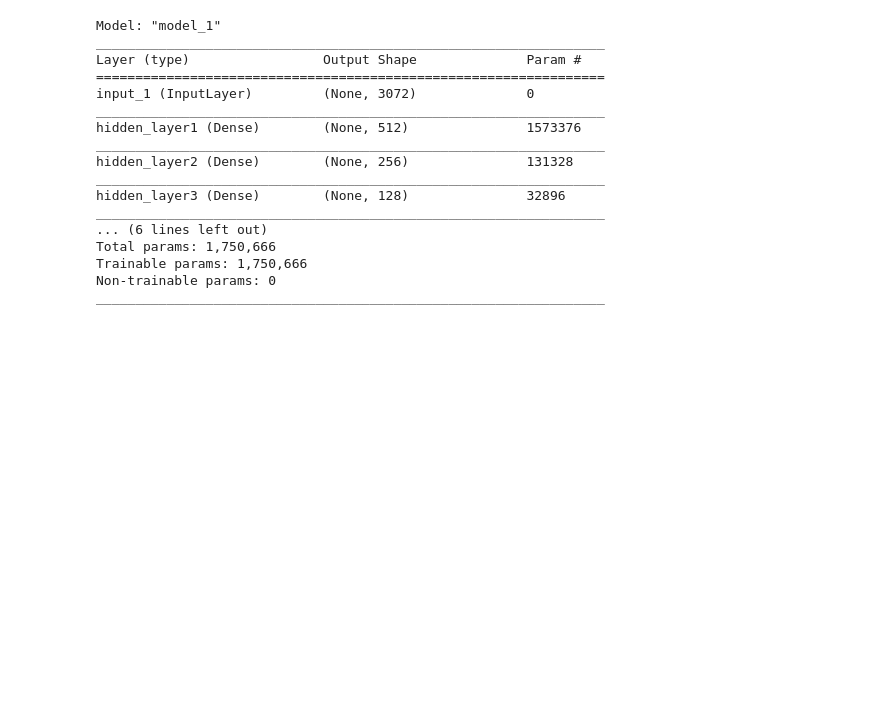
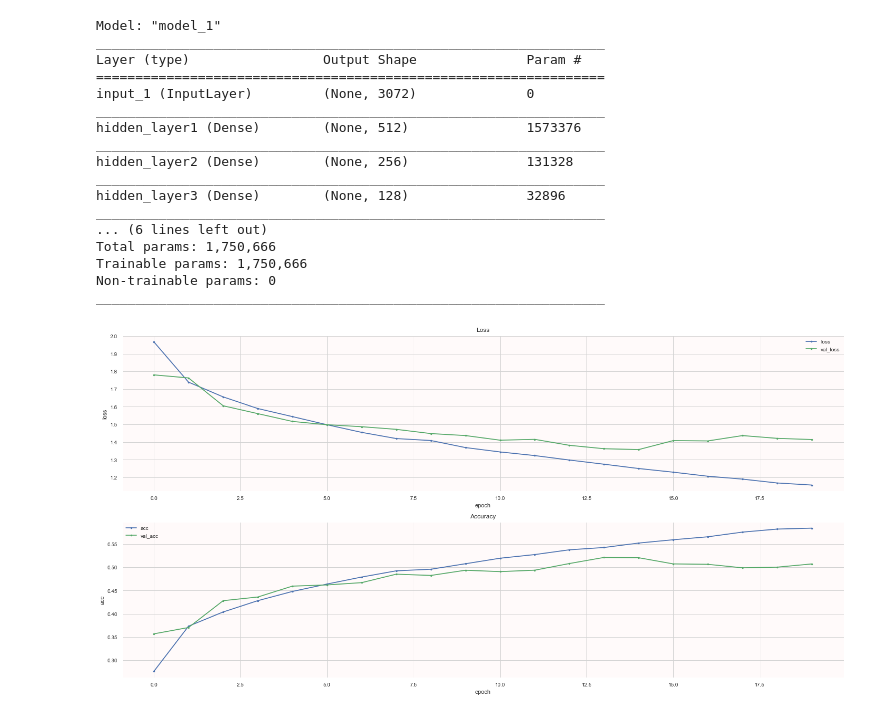
Before and after one commit to penguinwang96825/ML100Days, a Jupyter notebook: homework/Day086/Day086_HW.ipynb, the cells around one changed output. Drawn from its saved outputs; the diff is of its cells as text; code cells hidden in the pictures; blank space fills up the shorter version.

```diff
--- a/homework/Day086/Day086_HW.ipynb
+++ b/homework/Day086/Day086_HW.ipynb
@@ -87,7 +87,7 @@ from keras.callbacks import ModelCheckpoint
 model.compile(loss="categorical_crossentropy", metrics=["acc"], optimizer="adam")
 modelcheckpoint = ModelCheckpoint("model.h5", monitor="val_loss", verbose=0, save_best_only=True)
 
-model.fit(
+history = model.fit(
     x_train, y_train,
     epochs=EPOCHS,
     batch_size=BATCH_SIZE,
@@ -103,0 +145,4 @@ import matplotlib.pyplot as plt
+# %%
+plot_history(history)
+# %% [output]
+[figure, added]
```
Also changed, not shown: parts of 4 cells of this notebook.
